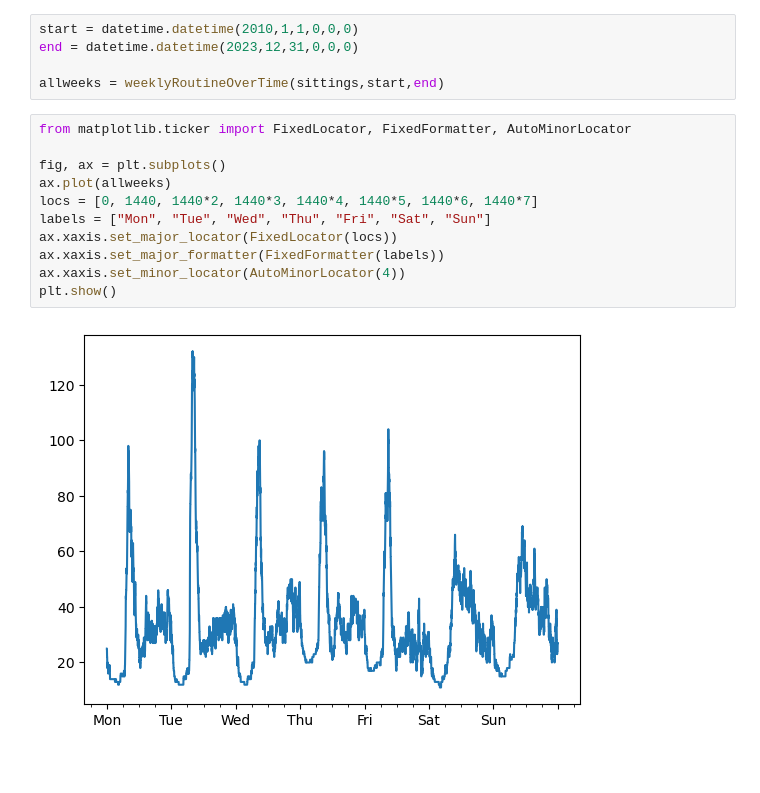
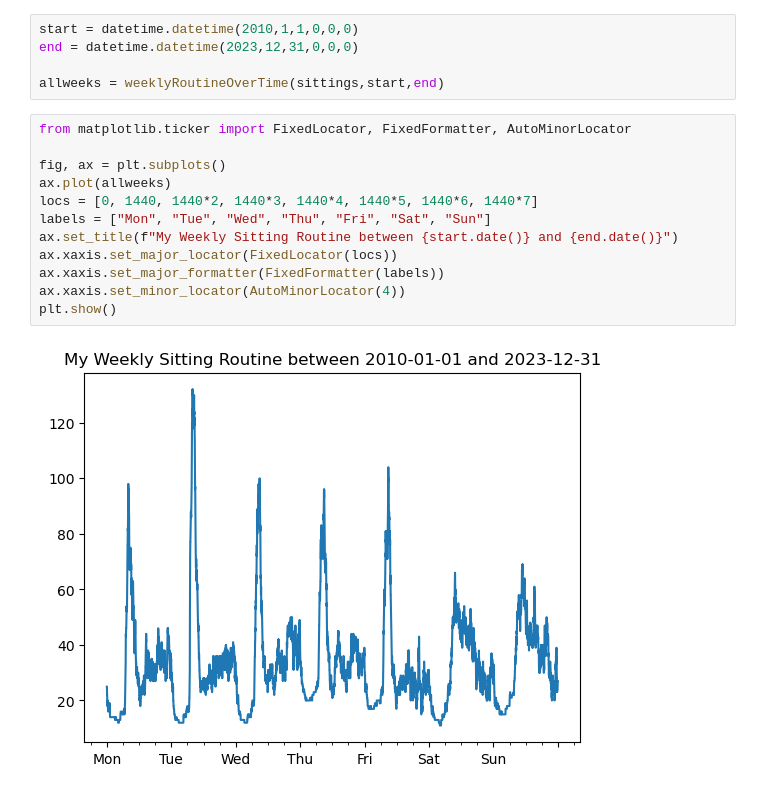
Before and after one commit to InfantLab/Meditation-Helper, a Jupyter notebook: MH+ Dataviewer.ipynb, the cells around one changed output. Saved outputs shown, nothing was run; the diff lists cells and outputs as text; blank space fills up the shorter version.

Commit message:
graph

```diff
--- a/MH+ Dataviewer.ipynb
+++ b/MH+ Dataviewer.ipynb
@@ -166,13 +166,14 @@ allweeks = weeklyRoutineOverTime(sittings,start,end)
 # %%
 from matplotlib.ticker import FixedLocator, FixedFormatter, AutoMinorLocator
 
 fig, ax = plt.subplots()
 ax.plot(allweeks)
 locs = [0, 1440, 1440*2, 1440*3, 1440*4, 1440*5, 1440*6, 1440*7]
 labels = ["Mon", "Tue", "Wed", "Thu", "Fri", "Sat", "Sun"]
+ax.set_title(f"My Weekly Sitting Routine between {start.date()} and {end.date()}")
 ax.xaxis.set_major_locator(FixedLocator(locs))
 ax.xaxis.set_major_formatter(FixedFormatter(labels))
 ax.xaxis.set_minor_locator(AutoMinorLocator(4))
 plt.show()
 # %% [output]
-[figure, old version]
+[figure, new version]
```
Also changed, not shown: 2 other files.
